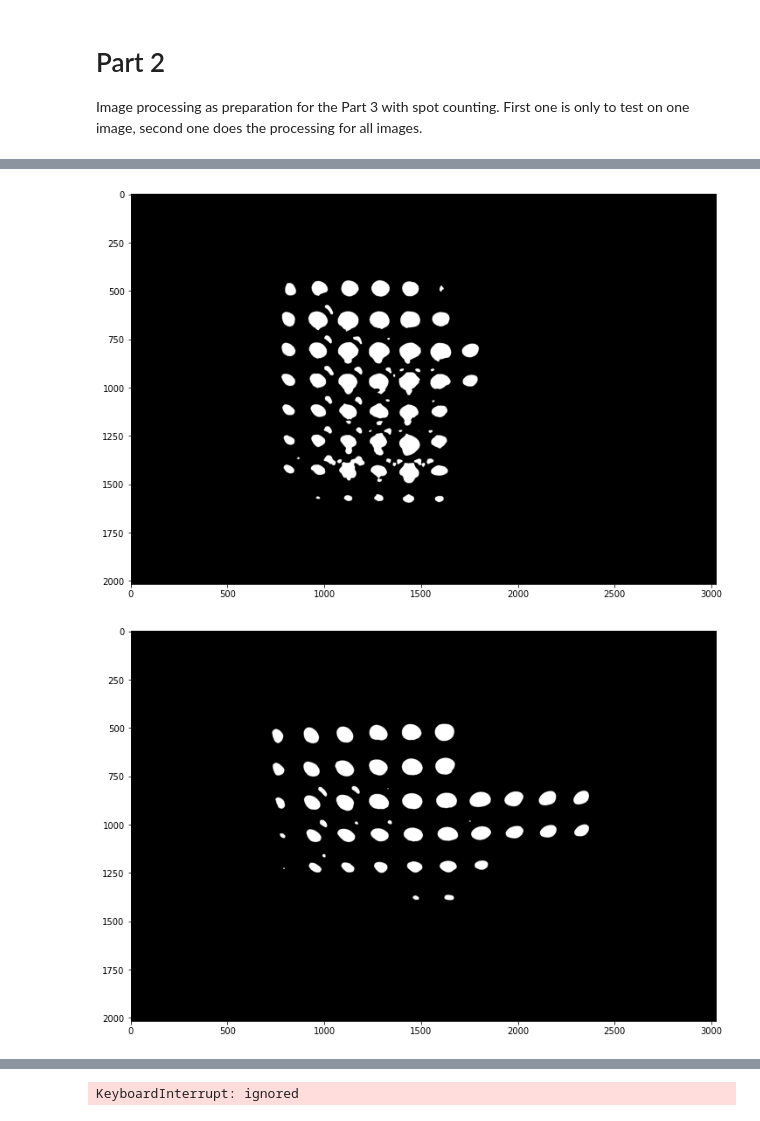
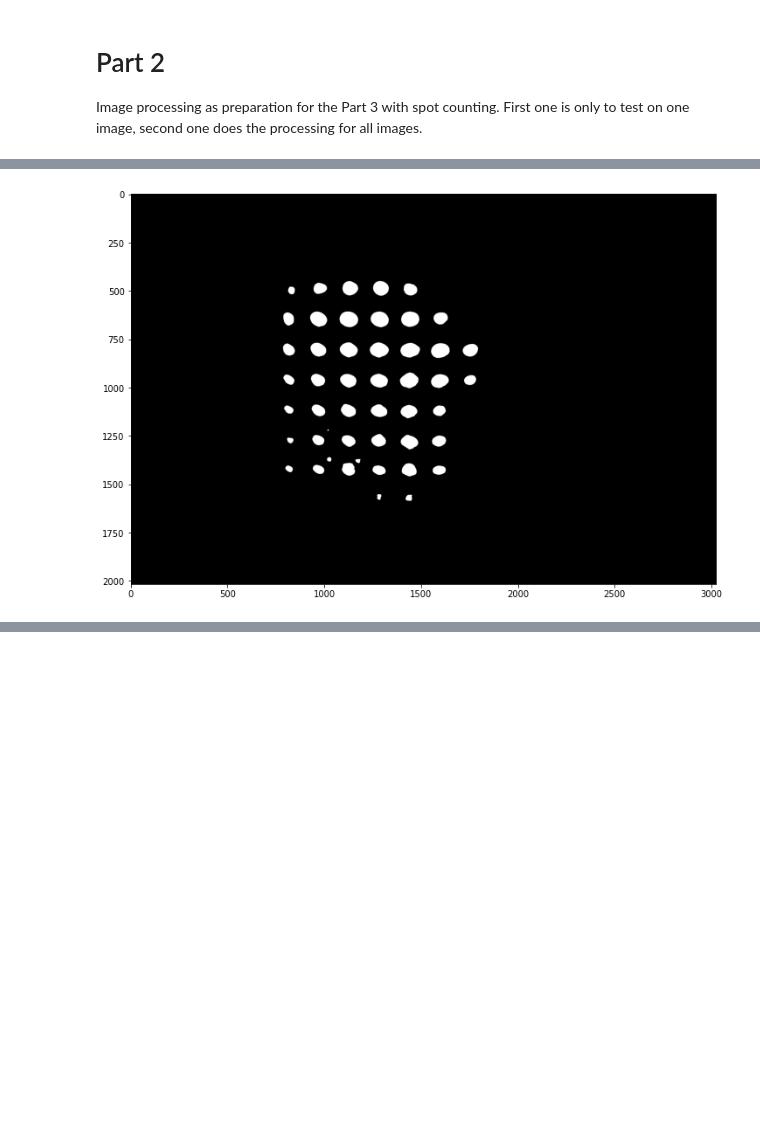
Before and after one commit to TillVollmer5/DSF-FS2022, a Jupyter notebook: CodingTask2.ipynb, the cells around one changed output, grey strips where cells are left out. Saved outputs shown, nothing was run; the diff lists cells and outputs as text; code cells hidden in the pictures; blank space fills up the shorter version.

```diff
--- a/CodingTask2.ipynb
+++ b/CodingTask2.ipynb
@@ -94,19 +95,18 @@ plt.savefig(url_pre+url_im_name, format="png",)
 # %%
 for i in range(5379, 5393, 1):
   url_pre = '/content/drive/MyDrive/DSF/Images/'
   url_im_name = ''.join(['IMG_', str(i), '.png'])
   imageRGB  = io.imread(url_pre+url_im_name)
   image = imageRGB[:,:,2]
   #resizing
   image = image[image.shape[0]//2:image.shape[0],:]
   #filtering
   image_mean = skf.median(image,selem=skm.disk(25))
   #thresholding
-  threshold_manual = 60
+  threshold_manual = 55
   image_threshold = image_mean<threshold_manual
   plt.figure(figsize=(12, 12))
   plt.imshow(image_threshold, cmap ='gray')
   plt.show()
 # %% [output]
-[figure, old version]
+[figure, new version]
-[figure, removed]
@@ -114 +112,0 @@ for i in range(5379, 5393, 1):
-KeyboardInterrupt: ignored
```
Also changed, not shown: parts of 11 cells of this notebook.
